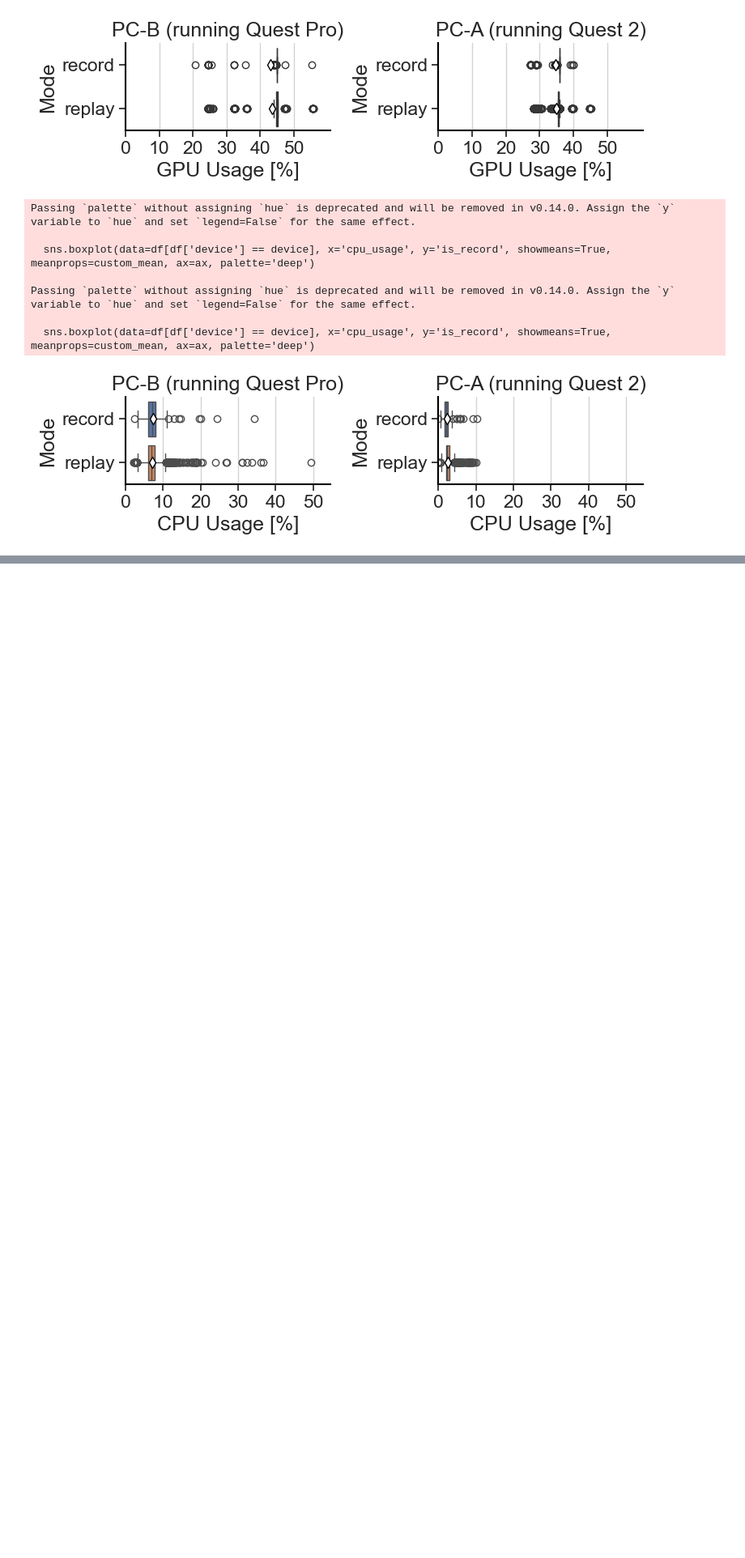
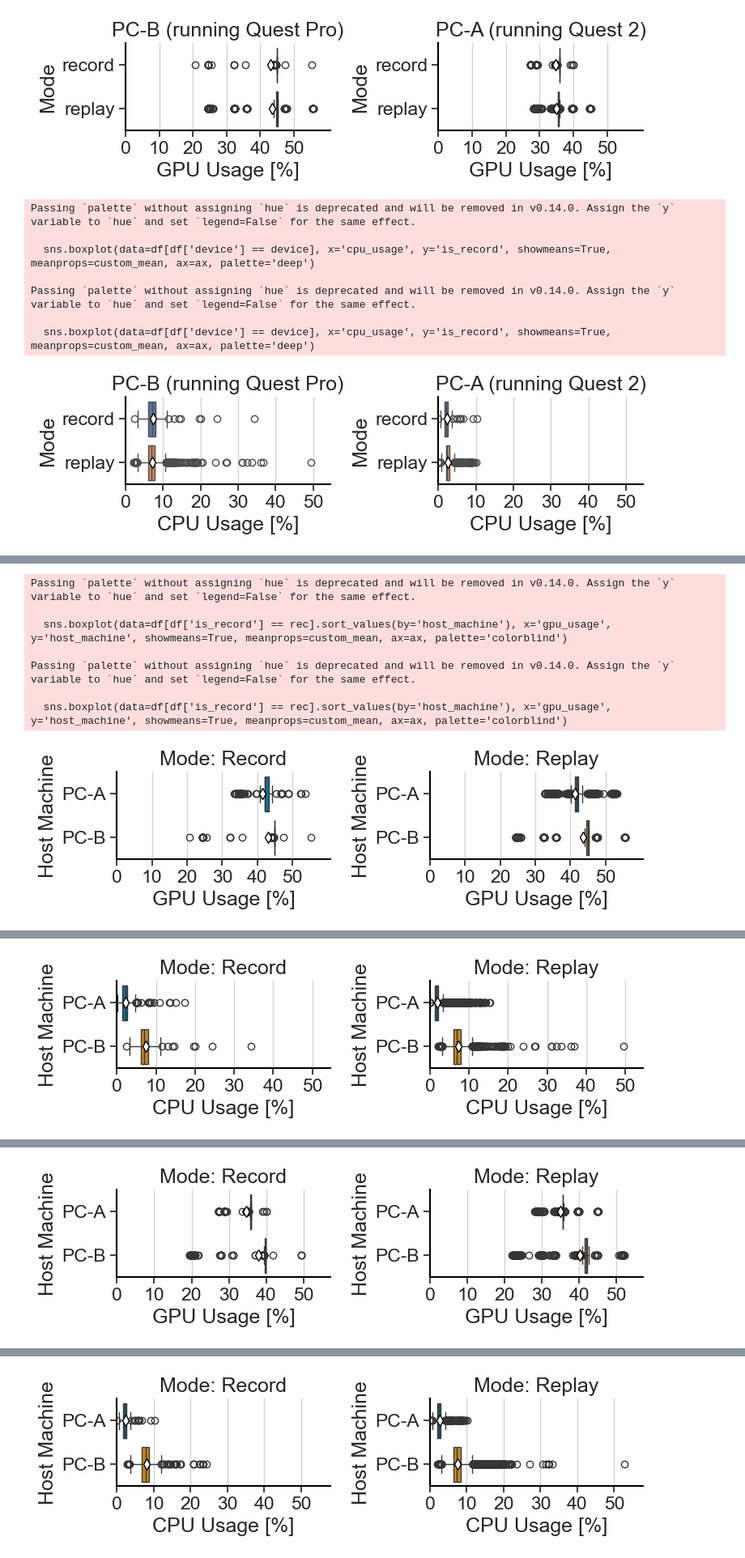
Before and after one commit to Raiduy/librnr-experiments, a Jupyter notebook: analysis_BM.ipynb, the cells around one changed output, grey strips where cells are left out. Shown at 81% size. Cells and saved outputs as stored; diff of their text form; code cells hidden in the pictures; blank space fills up the shorter version.

Commit message:
Update swap experiment figures

```diff
--- a/analysis_BM.ipynb
+++ b/analysis_BM.ipynb
@@ -492,0 +483,10 @@ Passing `palette` without assigning `hue` is deprecated and will be removed in v
+# %%
+wa['experiment'] = 'validation'
+# wa[host machine] is PC-A if the device is Quest-Pro
+wa['host_machine'] = ['PC-A' if device == 'Quest-Pro' else 'PC-B' for device in wa['device']]
+
+swap['experiment'] = 'swap'
+swap['host_machine'] = ['PC-A' if device == 'Quest-2' else 'PC-B' for device in swap['device']]
+
+
+full_df = pd.concat([wa, swap])
@@ -492,0 +507,66 @@ Passing `palette` without assigning `hue` is deprecated and will be removed in v
+# %%
+def plot_gpu_usage_pc(df, out_folder):
+    fig, axes = plt.subplots(1, 2, figsize=(8, 2.5))
+    min_energy = df['gpu_usage'].min() - 0.5
+    max_energy = df['gpu_usage'].max() + 5
+    is_record_list = ['record', 'replay']
+
+    for i, rec in enumerate(is_record_list):
+        ax = axes[i]
+        sns.boxplot(data=df[df['is_record'] == rec].sort_values(by='host_machine'), x='gpu_usage', y='host_machine', showmeans=True, meanprops=custom_mean, ax=ax, palette='colorblind')
+        ax.set_xlabel('GPU Usage [%]')
+        ax.set_ylabel('Host Machine')
+
+        ax.set_title('Mode: ' + rec.capitalize())
+
+        ax.set_xticks([0,10,20,30,40,50])
+
+        ax.set_xlim(0, max_energy)
+
+    device = df['device'].unique()[0]
+    # fig.suptitle('GPU Usage Comparison')
+    plt.tight_layout()
+    plt.savefig(f'./figures/{out_folder}/{device}_host_machine_vs_gpu.pdf', bbox_inches='tight', format='pdf')
+    plt.show()
+
+
+def plot_cpu_usage_pc(df, out_folder):
+    fig, axes = plt.subplots(1, 2, figsize=(8, 2.5))
+    min_energy = df['cpu_usage'].min() - 0.5
+    max_energy = df['cpu_usage'].max() + 5
+    is_record_list = ['record', 'replay']
+
+    for i, rec in enumerate(is_record_list):
+        ax = axes[i]
+        sns.boxplot(data=df[df['is_record'] == rec].sort_values(by='host_machine'), x='cpu_usage', y='host_machine', showmeans=True, meanprops=custom_mean, ax=ax, palette='colorblind')
+        ax.set_xlabel('CPU Usage [%]')
+        ax.set_ylabel('Host Machine')
+
+        ax.set_title('Mode: ' + rec.capitalize())
+
+        ax.set_xticks([0,10,20,30,40,50])
+
+        ax.set_xlim(0, max_energy)
+
+    device = df['device'].unique()[0]
+    # fig.suptitle('CPU Usage Comparison')
+    plt.tight_layout()
+    plt.savefig(f'./figures/{out_folder}/{device}_host_machine_vs_cpu.pdf', bbox_inches='tight', format='pdf')
+    plt.show()
+
+
+
+plot_gpu_usage_pc(full_df[full_df['device'] == 'Quest-Pro'], 'swap')
+plot_cpu_usage_pc(full_df[full_df['device'] == 'Quest-Pro'], 'swap')
+
+plot_gpu_usage_pc(full_df[full_df['device'] == 'Quest-2'], 'swap')
+plot_cpu_usage_pc(full_df[full_df['device'] == 'Quest-2'], 'swap')
+# %% [output]
+Passing `palette` without assigning `hue` is deprecated and will be removed in v0.14.0. Assign the `y` variable to `hue` and set `legend=False` for the same effect.
+
+  sns.boxplot(data=df[df['is_record'] == rec].sort_values(by='host_machine'), x='gpu_usage', y='host_machine', showmeans=True, meanprops=custom_mean, ax=ax, palette='colorblind')
+
+Passing `palette` without assigning `hue` is deprecated and will be removed in v0.14.0. Assign the `y` variable to `hue` and set `legend=False` for the same effect.
+
+  sns.boxplot(data=df[df['is_record'] == rec].sort_values(by='host_machine'), x='gpu_usage', y='host_machine', showmeans=True, meanprops=custom_mean, ax=ax, palette='colorblind')
+[figure, added]
@@ -492,0 +580 @@ Passing `palette` without assigning `hue` is deprecated and will be removed in v
+[figure, added]
@@ -492,0 +588 @@ Passing `palette` without assigning `hue` is deprecated and will be removed in v
+[figure, added]
@@ -492,0 +596 @@ Passing `palette` without assigning `hue` is deprecated and will be removed in v
+[figure, added]
```
Also changed, not shown: parts of 5 cells of this notebook, 11 other files.
